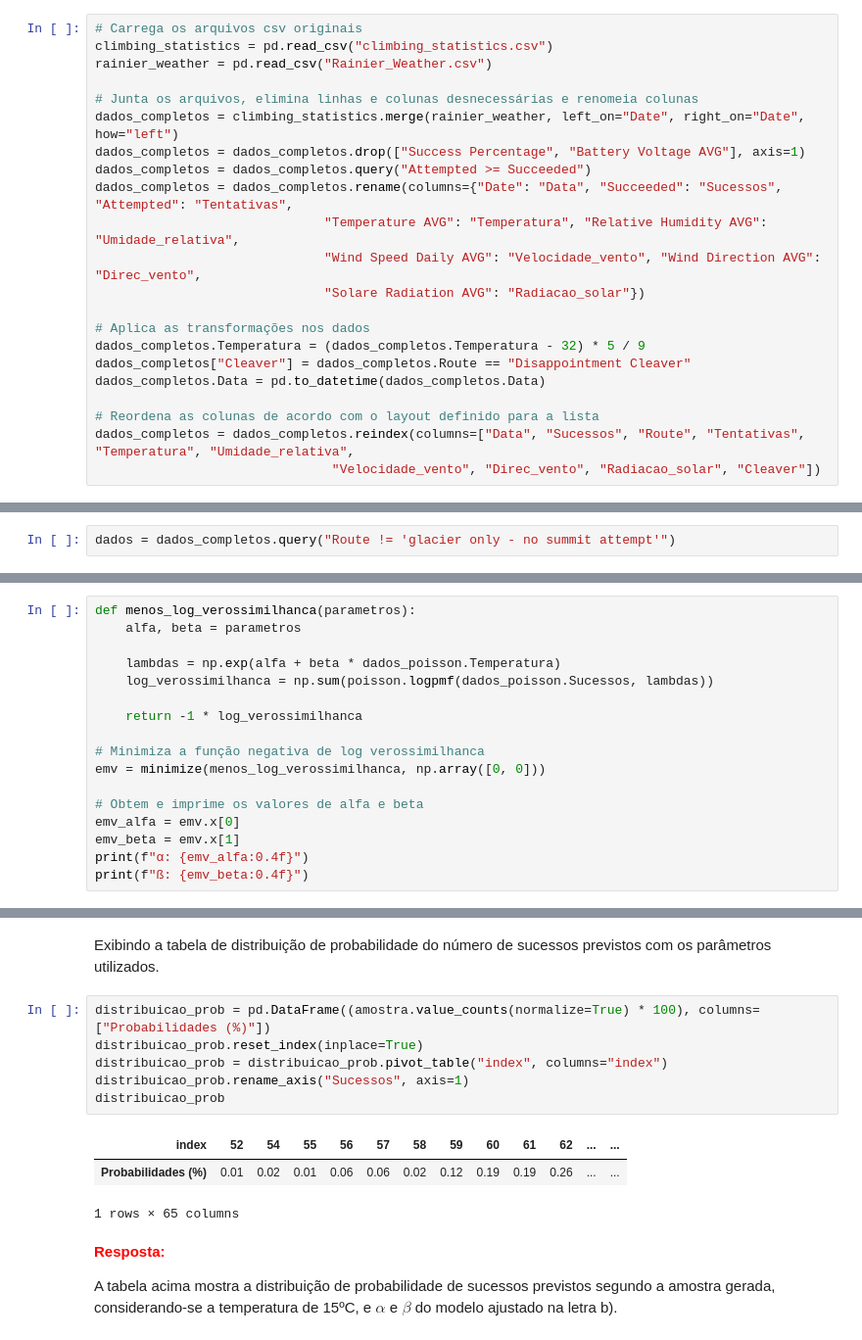
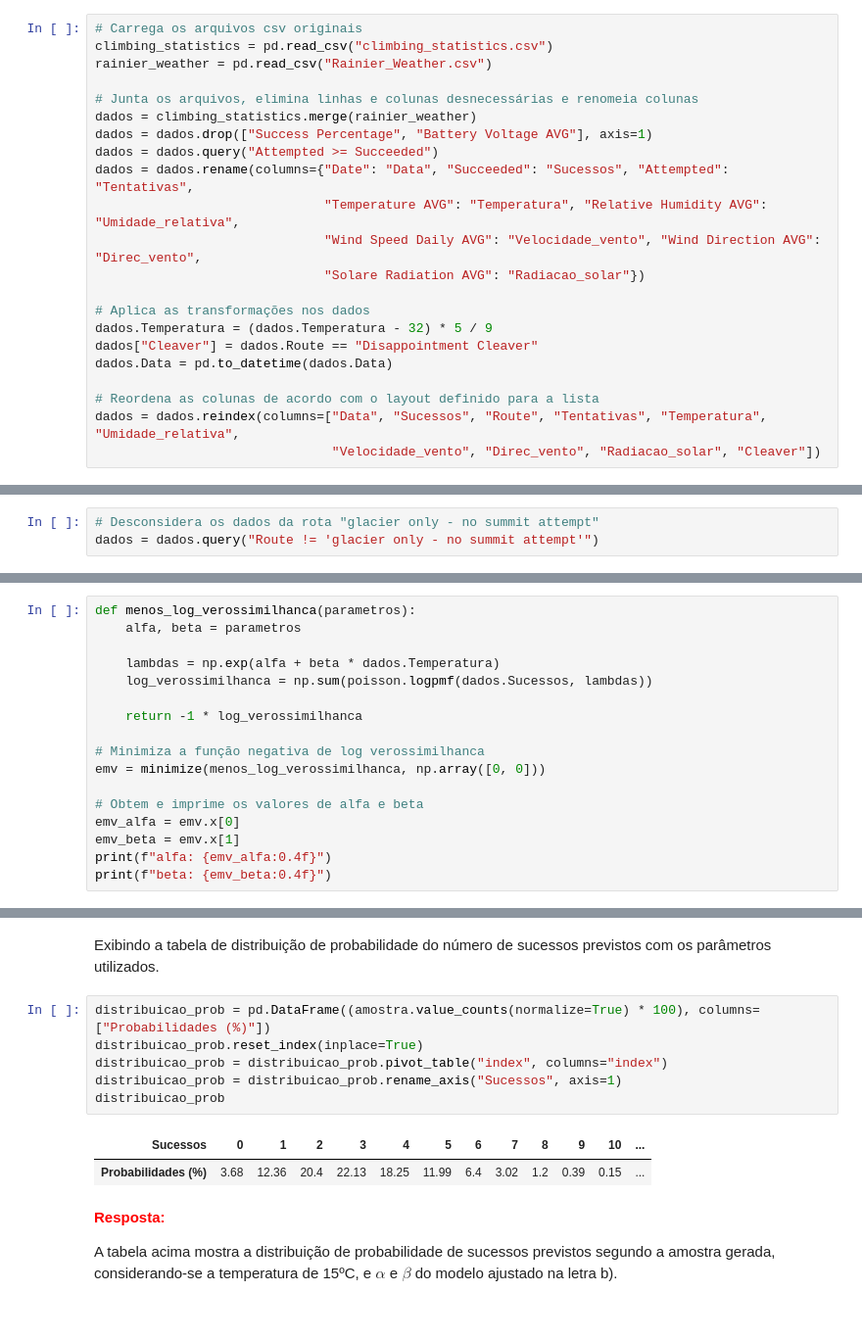
Before and after one commit to pauloceliojr/mcimd-listas, a Jupyter notebook: Lista 2/Lista_2.ipynb, the cells around one changed output, grey strips where cells are left out. Shown: that part at 98% size. Saved outputs shown, nothing was run; the diff lists cells and outputs as text.

```diff
--- a/Lista 2/Lista_2.ipynb
+++ b/Lista 2/Lista_2.ipynb
@@ -36,21 +36,21 @@ climbing_statistics = pd.read_csv("climbing_statistics.csv")
 rainier_weather = pd.read_csv("Rainier_Weather.csv")
 
 # Junta os arquivos, elimina linhas e colunas desnecessárias e renomeia colunas
-dados_completos = climbing_statistics.merge(rainier_weather, left_on="Date", right_on="Date", how="left")
-dados_completos = dados_completos.drop(["Success Percentage", "Battery Voltage AVG"], axis=1)
-dados_completos = dados_completos.query("Attempted >= Succeeded")
-dados_completos = dados_completos.rename(columns={"Date": "Data", "Succeeded": "Sucessos", "Attempted": "Tentativas",
+dados = climbing_statistics.merge(rainier_weather)
+dados = dados.drop(["Success Percentage", "Battery Voltage AVG"], axis=1)
+dados = dados.query("Attempted >= Succeeded")
+dados = dados.rename(columns={"Date": "Data", "Succeeded": "Sucessos", "Attempted": "Tentativas",
                               "Temperature AVG": "Temperatura", "Relative Humidity AVG": "Umidade_relativa",
                               "Wind Speed Daily AVG": "Velocidade_vento", "Wind Direction AVG": "Direc_vento",
                               "Solare Radiation AVG": "Radiacao_solar"})
 
 # Aplica as transformações nos dados
-dados_completos.Temperatura = (dados_completos.Temperatura - 32) * 5 / 9
-dados_completos["Cleaver"] = dados_completos.Route == "Disappointment Cleaver"
-dados_completos.Data = pd.to_datetime(dados_completos.Data)
+dados.Temperatura = (dados.Temperatura - 32) * 5 / 9
+dados["Cleaver"] = dados.Route == "Disappointment Cleaver"
+dados.Data = pd.to_datetime(dados.Data)
 
 # Reordena as colunas de acordo com o layout definido para a lista
-dados_completos = dados_completos.reindex(columns=["Data", "Sucessos", "Route", "Tentativas", "Temperatura", "Umidade_relativa",
+dados = dados.reindex(columns=["Data", "Sucessos", "Route", "Tentativas", "Temperatura", "Umidade_relativa",
                                "Velocidade_vento", "Direc_vento", "Radiacao_solar", "Cleaver"])
 # %% [markdown]
 ___
@@ -89,7 +89,8 @@ Considere o modelo $$Y_{ij} \sim Poisson(\lambda_{ij})\\ \lambda_{ij} = exp(\alp
 
 onde $Y_{ij}$ representa o número de montanhistas que atingiram o cume pela rota $j$ no dia $i$, $\alpha$ e $\beta$ são parâmetros desconhecidos do modelo e $t_{i}$ indica a temperatura média no dia $i$. Para uma determinada temperatura, o modelo prevê o mesmo valor para todas as rotas. Desconsidere os dados da rota *glacier only - no summit attempt*. Por fim, note que para obter o valor de $y_{ij}$ é preciso somar todos os sucessos registrados no dia $i$ para a rota $j$.
 # %%
-dados = dados_completos.query("Route != 'glacier only - no summit attempt'")
+# Desconsidera os dados da rota "glacier only - no summit attempt"
+dados = dados.query("Route != 'glacier only - no summit attempt'")
 # %% [markdown]
 ## Questão 1)
 # %% [markdown]
@@ -171,8 +165,8 @@ Definindo e minimizando a função negativa de log-verossimilhança (na prática
 def menos_log_verossimilhanca(parametros):
     alfa, beta = parametros
 
-    lambdas = np.exp(alfa + beta * dados_poisson.Temperatura)
-    log_verossimilhanca = np.sum(poisson.logpmf(dados_poisson.Sucessos, lambdas))
+    lambdas = np.exp(alfa + beta * dados.Temperatura)
+    log_verossimilhanca = np.sum(poisson.logpmf(dados.Sucessos, lambdas))
 
     return -1 * log_verossimilhanca
 
@@ -182,6 +176,6 @@ emv = minimize(menos_log_verossimilhanca, np.array([0, 0]))
 # Obtem e imprime os valores de alfa e beta
 emv_alfa = emv.x[0]
 emv_beta = emv.x[1]
-print(f"α: {emv_alfa:0.4f}")
-print(f"ß: {emv_beta:0.4f}")
+print(f"alfa: {emv_alfa:0.4f}")
+print(f"beta: {emv_beta:0.4f}")
 # %% [output]
@@ -221,13 +215,12 @@ Exibindo a tabela de distribuição de probabilidade do número de sucessos prev
 # %%
 distribuicao_prob = pd.DataFrame((amostra.value_counts(normalize=True) * 100), columns=["Probabilidades (%)"])
 distribuicao_prob.reset_index(inplace=True)
 distribuicao_prob = distribuicao_prob.pivot_table("index", columns="index")
-distribuicao_prob.rename_axis("Sucessos", axis=1)
+distribuicao_prob = distribuicao_prob.rename_axis("Sucessos", axis=1)
 distribuicao_prob
 # %% [output]
-| index | 52 | 54 | 55 | 56 | 57 | 58 | 59 | 60 | 61 | 62 | ... | ... |
-| Probabilidades (%) | 0.01 | 0.02 | 0.01 | 0.06 | 0.06 | 0.02 | 0.12 | 0.19 | 0.19 | 0.26 | ... | ... |
+| Sucessos | 0 | 1 | 2 | 3 | 4 | 5 | 6 | 7 | 8 | 9 | 10 | ... |
+| Probabilidades (%) | 3.68 | 12.36 | 20.4 | 22.13 | 18.25 | 11.99 | 6.4 | 3.02 | 1.2 | 0.39 | 0.15 | ... |
-1 rows × 65 columns
 # %% [markdown]
 <font color='red'>**Resposta:**</font>
 
```
Also changed, not shown: parts of 18 cells of this notebook.
